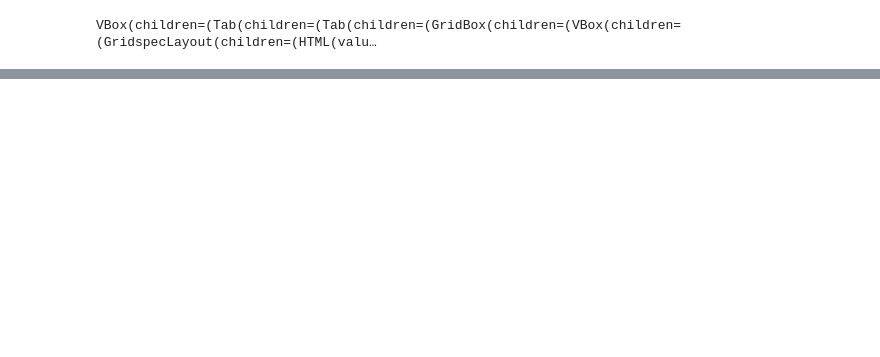
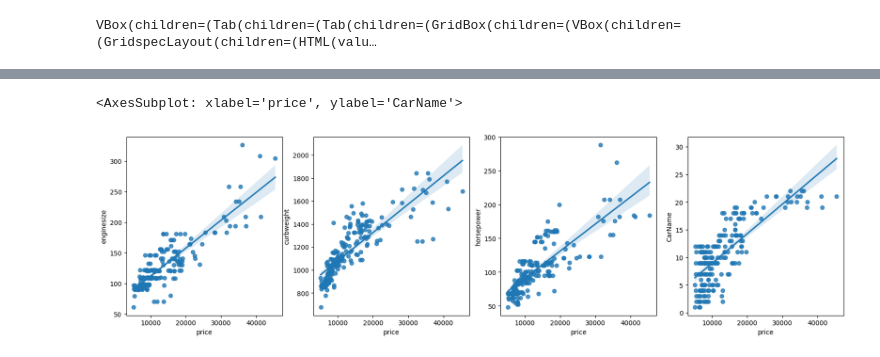
Before and after one commit to ForskyOnly/car_price_prediction, a Jupyter notebook: data_anlyse.ipynb, the cells around one changed output, grey strips where cells are left out. Drawn from its saved outputs; the diff is of its cells as text; code cells hidden in the pictures; blank space fills up the shorter version.

```diff
--- a/data_anlyse.ipynb
+++ b/data_anlyse.ipynb
@@ -48,0 +42,2 @@ plt.show()
+# %%
+df1 = df.drop(["enginelocation", "aspiration", "carheight", "fueltype", "stroke", "compressionratio", "doornumber", "symboling", "peakrpm"], axis=1)
@@ -49,8 +65,11 @@ plt.show()
 # %%
-# fig, axes = plt.subplots(1, 4, figsize=(20, 5))
+fig, axes = plt.subplots(1, 4, figsize=(20, 5))
 
-# sns.boxplot(y='alcohol', x='quality', data=df, ax=axes[0])
-# sns.boxplot(y='sulphates', x='quality', data=df, ax=axes[1])
-# sns.boxplot(y='citric acid', x='quality', data=df, ax=axes[2])
-# sns.boxplot(y='fixed acidity', x='quality', data=df, ax=axes[3])
+sns.regplot(y='enginesize', x='price', data=df1, ax=axes[0])
+sns.regplot(y='curbweight', x='price', data=df1, ax=axes[1])
+sns.regplot(y='horsepower', x='price', data=df1, ax=axes[2])
+sns.regplot(y='CarName', x='price', data=df1, ax=axes[3])
+# %% [output]
+<AxesSubplot: xlabel='price', ylabel='CarName'>
+[figure, added]
 # %%
```
Also changed, not shown: parts of 8 cells of this notebook, 4 other files.
